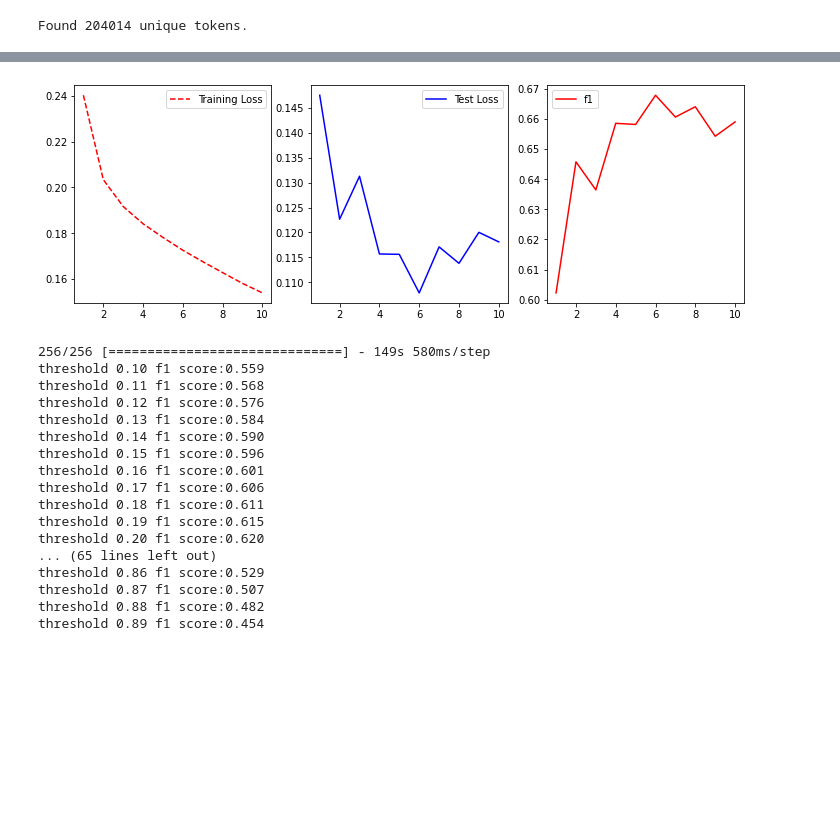
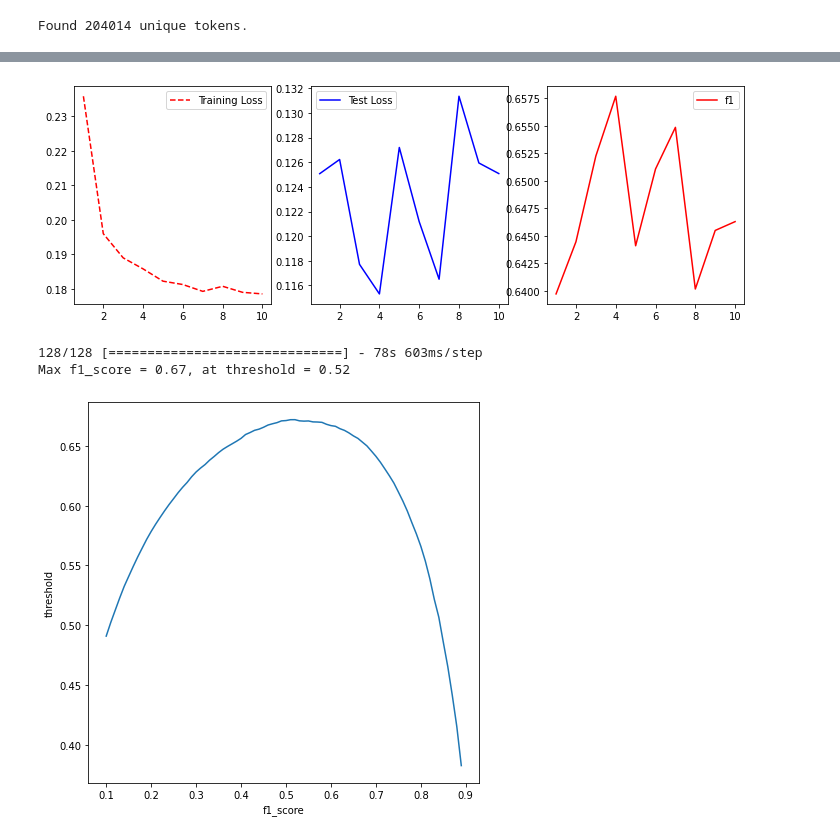
Before and after one commit to zzNuAzz/ML, a Jupyter notebook: qoura-ml.ipynb, the cells around one changed output, grey strips where cells are left out. Drawn from its saved outputs; the diff is of its cells as text; code cells hidden in the pictures; blank space fills up the shorter version.

```diff
--- a/qoura-ml.ipynb
+++ b/qoura-ml.ipynb
@@ -197,0 +244,11 @@ padded_test_sequences = pad_sequences(test_sequences, maxlen=MAX_SENTENCE_LENGTH
+# %%
+MAX_SENTENCE_LENGTH = 100 # Độ dài tối đa của chuỗi
+PADDING_TYPE = 'post' # kiểu padding, post = cuối chuỗi
+TRUNCATE_TYPE = 'post'# kiểu truncating, post = cuối chuỗi
+
+padded_train_sequences = pad_sequences(train_sequences, maxlen=MAX_SENTENCE_LENGTH, padding=PADDING_TYPE, truncating=TRUNCATE_TYPE)
+padded_validate_sequences = pad_sequences(validate_sequences, maxlen=MAX_SENTENCE_LENGTH, padding=PADDING_TYPE, truncating=TRUNCATE_TYPE)
+padded_test_sequences = pad_sequences(test_sequences, maxlen=MAX_SENTENCE_LENGTH, padding=PADDING_TYPE, truncating=TRUNCATE_TYPE)
+
+print(padded_train_sequences)
+print(padded_train_sequences.shape)
@@ -403,41 +488,35 @@ def plot_graph_train(history):
   ax3.legend(['f1'])
 
   plt.show();
+plot_graph_train(history.history)
+# %% [output]
+[figure, added]
-# %%
-plot_graph_train(history.history)
-# %% [output]
-[figure, removed]
 # %%
 # load best model
 best_model = load_model('./best_classification_model/best.hdf5', compile=False)
 best_model.compile(loss='binary_crossentropy', optimizer='adam', metrics=[f1_m])
 # %%
 threshold = 0
-with strategy.scope():
-    from sklearn import metrics
-    y_pre=best_model.predict(padded_validate_sequences, verbose=1, batch_size=1024)
-    max_f1 = 0
-    for thresh in np.arange(0.1,0.9,0.01):
-        f1 = metrics.f1_score(validate_label,(y_pre>thresh).astype(int))
-        if f1 > max_f1:
-            threshold=thresh
-        print("threshold {0:2.2f} f1 score:{1:2.3f}".format(thresh,f1))
+y_pre=best_model.predict(padded_validate_sequences, verbose=1, batch_size=2048)
+max_f1 = 0
+f1s = []
+threshes = np.arange(0.1,0.9,0.01)
+for thresh in threshes:
+    f1 = metrics.f1_score(validate_label,(y_pre>thresh).astype(int))
+    if f1 > max_f1:
+        max_f1 = f1
+        threshold=thresh
+    f1s.append(f1)
+
+print("Max f1_score = {f1:.2f}, at threshold = {thresh:.2f}".format(f1=max_f1, thresh=threshold))
+
+fig, ax = plt.subplots(ncols=1, nrows=1, figsize=(7,7))
+ax.plot(threshes, f1s)
+ax.set_xlabel('f1_score')
+ax.set_ylabel('threshold')
+plt.show()
 # %% [output]
-256/256 [==============================] - 149s 580ms/step
-threshold 0.10 f1 score:0.559
-threshold 0.11 f1 score:0.568
-threshold 0.12 f1 score:0.576
-threshold 0.13 f1 score:0.584
-threshold 0.14 f1 score:0.590
-threshold 0.15 f1 score:0.596
-threshold 0.16 f1 score:0.601
-threshold 0.17 f1 score:0.606
-threshold 0.18 f1 score:0.611
-threshold 0.19 f1 score:0.615
-threshold 0.20 f1 score:0.620
-... (65 lines left out)
-threshold 0.86 f1 score:0.529
-threshold 0.87 f1 score:0.507
-threshold 0.88 f1 score:0.482
-threshold 0.89 f1 score:0.454
+128/128 [==============================] - 78s 603ms/step
+Max f1_score = 0.67, at threshold = 0.52
+[figure, added]
 # %%
```
Also changed, not shown: parts of 53 cells of this notebook.
